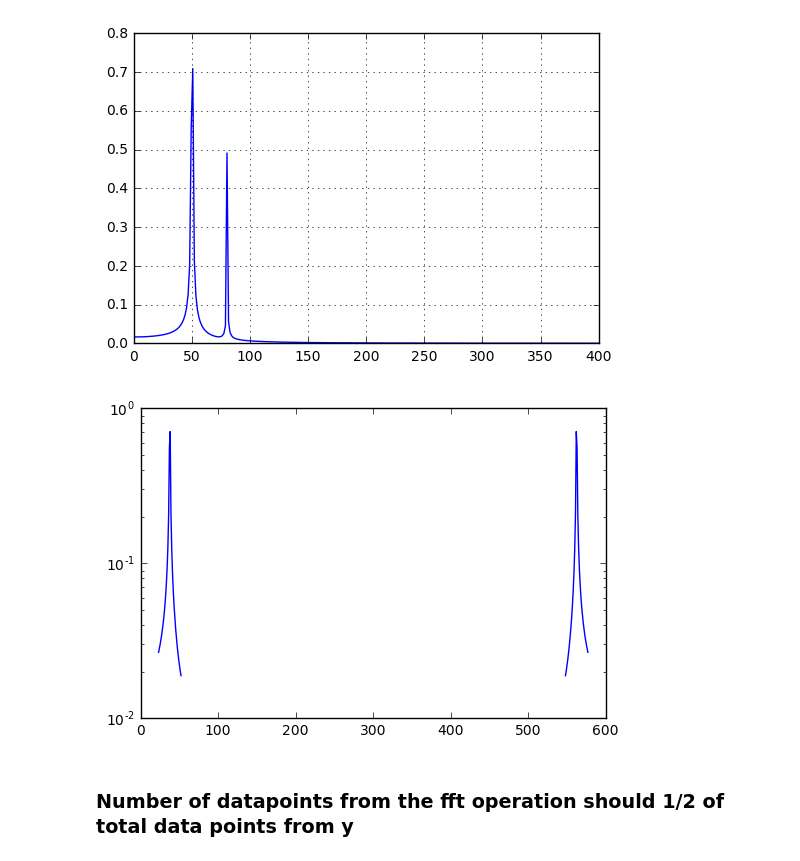
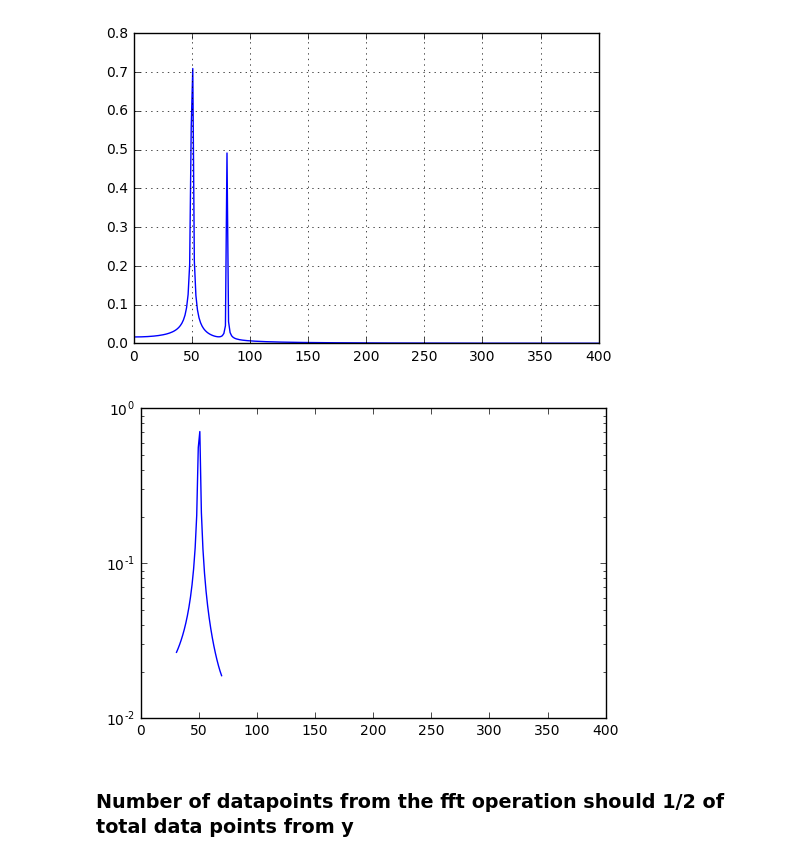
Before and after one commit to freedomtowin/dsc-complex-time-series-challenge, a Jupyter notebook: Documents/RK-Machine-Learning-Algorithms/FFT-Example.ipynb, the cells around one changed output. Saved outputs shown, nothing was run; the diff lists cells and outputs as text; code cells hidden in the pictures.

```diff
--- a/Documents/RK-Machine-Learning-Algorithms/FFT-Example.ipynb
+++ b/Documents/RK-Machine-Learning-Algorithms/FFT-Example.ipynb
@@ -33,7 +37,10 @@ y = np.sin(50.0 * 2.0*np.pi*x) + 0.5*np.sin(80.0 * 2.0*np.pi*x)
 yf = fft(y)
 xf = np.linspace(0.0, 1.0/(2*T), N/2)
 
-plt.plot(xf, 2.0/N * np.abs(yf[0:N/2]))
+freq= fftfreq(len(yf),T)
+abs_y=2.0/N * np.abs(yf[:N//2])
+
+plt.plot(xf, 2.0/N * np.abs(yf[0:N//2]))
 plt.grid()
 plt.show()
 # %% [output]
@@ -41,21 +48,21 @@ plt.show()
 # %%
 def filter_rule(x,freq):
     band = 20
     f_signal  = 50
     if abs(freq)>f_signal+band or abs(freq)<f_signal-band:
         return 0
     else:
         return x
 
 
 mi = []
 
 F_filtered = np.array([filter_rule(x,freq) for x,freq in zip(abs_y,freq)])
 
-plt.semilogy(abs(F_filtered))
+plt.semilogy(xf,F_filtered)
 plt.show()
 # %% [output]
-[figure, old version]
+[figure, new version]
 # %% [markdown]
 ### Number of datapoints from the fft operation should 1/2 of total data points from y
 # %%
```
Also changed, not shown: parts of 1 cell of this notebook, 1 other file.
